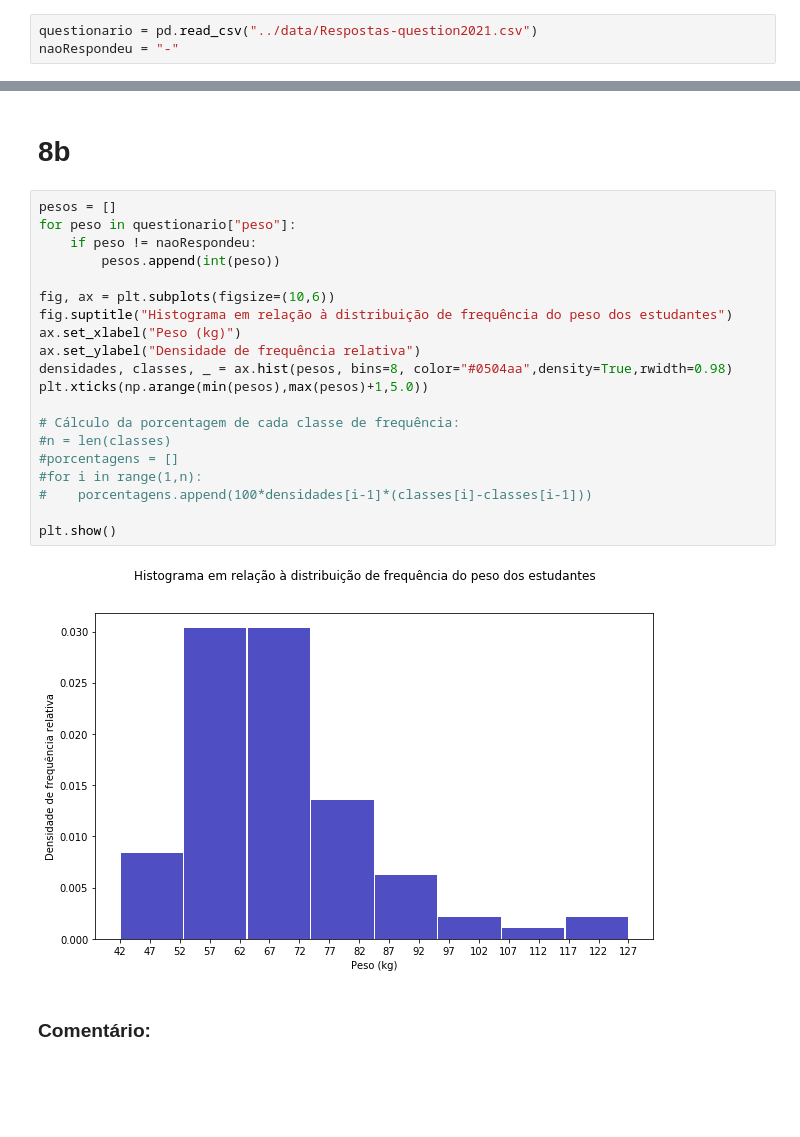
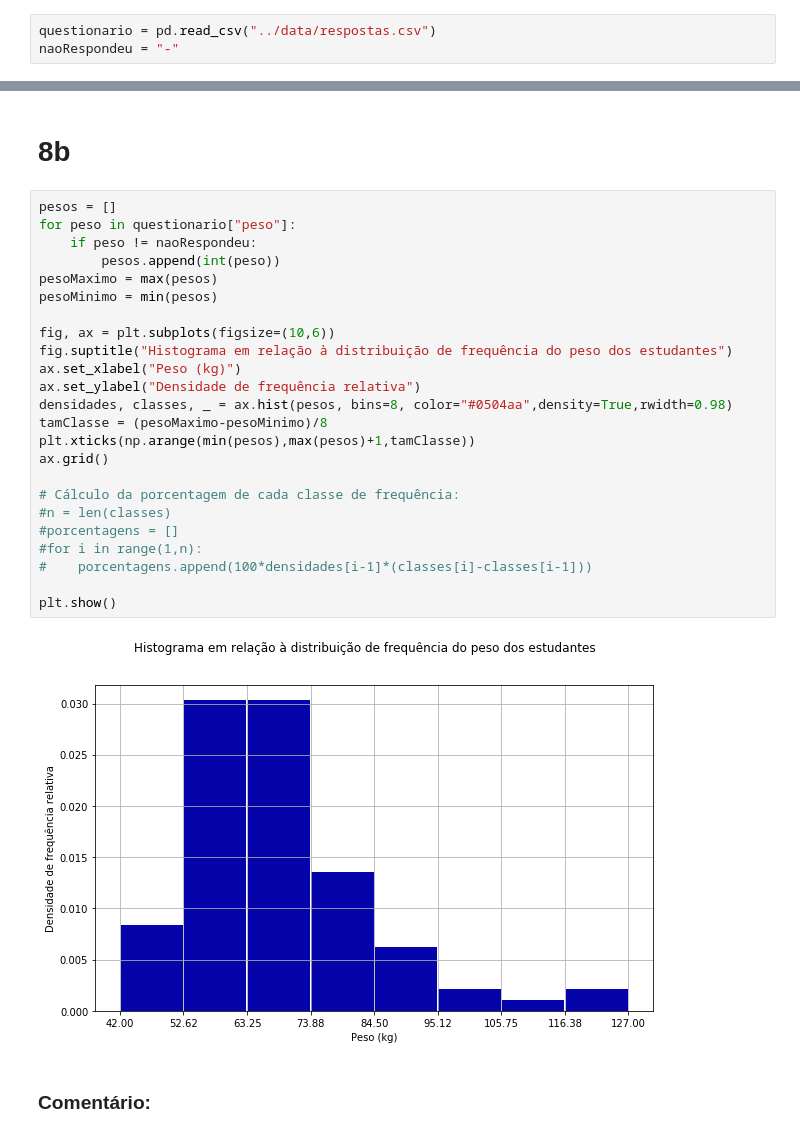
Before and after one commit to mateuslatrova/Estatistica-Probabilidade, a Jupyter notebook: Descriptive Statistics/classe03.ipynb, the cells around one changed output, grey strips where cells are left out. Cells and saved outputs as stored; diff of their text form; blank space fills up the shorter version.

```diff
--- a/Descriptive Statistics/classe03.ipynb
+++ b/Descriptive Statistics/classe03.ipynb
@@ -20,5 +21,5 @@ def calcularDistribuicaoFrequencia(valores):
 # %%
-questionario = pd.read_csv("../data/Respostas-question2021.csv")
+questionario = pd.read_csv("../data/respostas.csv")
 naoRespondeu = "-"
 # %% [markdown]
 # 8a
@@ -53,25 +56,29 @@ Proporção de famílias que tem 3 ou mais irmãos: 5% + 9% = 14%
 # %%
 pesos = []
 for peso in questionario["peso"]:
     if peso != naoRespondeu:
         pesos.append(int(peso))
+pesoMaximo = max(pesos)
+pesoMinimo = min(pesos)
 
 fig, ax = plt.subplots(figsize=(10,6))
 fig.suptitle("Histograma em relação à distribuição de frequência do peso dos estudantes")
 ax.set_xlabel("Peso (kg)")
 ax.set_ylabel("Densidade de frequência relativa")
 densidades, classes, _ = ax.hist(pesos, bins=8, color="#0504aa",density=True,rwidth=0.98)
-plt.xticks(np.arange(min(pesos),max(pesos)+1,5.0))
+tamClasse = (pesoMaximo-pesoMinimo)/8
+plt.xticks(np.arange(min(pesos),max(pesos)+1,tamClasse))
+ax.grid()
 
 # Cálculo da porcentagem de cada classe de frequência:
 #n = len(classes)
 #porcentagens = []
 #for i in range(1,n):
 #    porcentagens.append(100*densidades[i-1]*(classes[i]-classes[i-1]))
 
 plt.show()
 # %% [output]
-[figure, old version]
+[figure, new version]
 # %% [markdown]
 ### Comentário:
 # %% [markdown]
```
Also changed, not shown: parts of 8 cells of this notebook, 1 other file.
